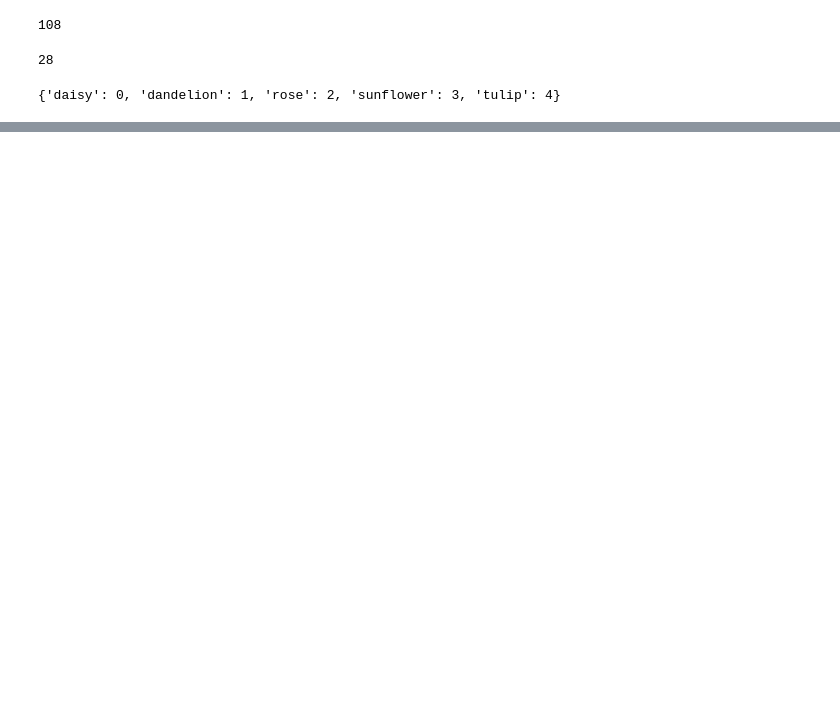
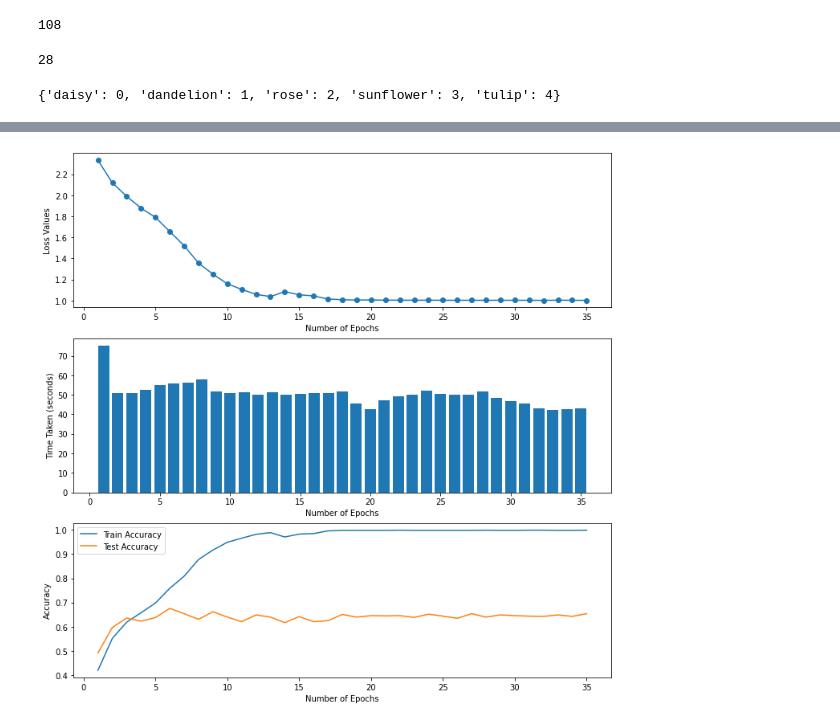
Before and after one commit to dj1095/pramodh-jajala-portfolio, a Jupyter notebook: downloads/flowers_image_classifier.ipynb, the cells around one changed output, grey strips where cells are left out. Drawn from its saved outputs; the diff is of its cells as text; code cells hidden in the pictures; blank space fills up the shorter version.

```diff
--- a/downloads/flowers_image_classifier.ipynb
+++ b/downloads/flowers_image_classifier.ipynb
@@ -97,8 +101,8 @@ class Net(nn.Module):
 
 net = Net()
 # %%
-import torch.optim as optim
+
 
 criterion = nn.CrossEntropyLoss()
-optimizer = optim.SGD(net.parameters(), lr=learning_rate, momentum=0.9)
-#optimizer = optim.Adam(net.parameters(), lr=learning_rate)
+#optimizer = optim.SGD(net.parameters(), lr=learning_rate, momentum=0.9)
+optimizer = optim.Adam(net.parameters(), lr=learning_rate)
@@ -165,0 +109,74 @@ torch.save(net.state_dict(), PATH)
+# %%
+def get_accuracy(dataloader):
+    correct = 0
+    total = 0
+    with torch.no_grad():
+        for data in dataloader:
+            images, labels = data
+            # calculate outputs by running images through the network
+            outputs = net(images)
+            # the class with the highest energy is what we choose as prediction
+            _, predicted = torch.max(outputs.data, 1)
+            total += labels.size(0)
+            correct += (predicted == labels).sum().item()
+    return round(correct/total,3)
+# %%
+num_of_epochs = 35
+loss_list = []
+time_list = []
+train_list = []
+test_list = []
+fig, axs = plt.subplots(3)
+fig.set_figheight(12)
+fig.set_figwidth(12)
+
+for epoch in range(num_of_epochs):  # loop over the dataset multiple times
+    epoch_start_time = time.time()
+    running_loss = 0.0
+    correct = 0
+    total = 0
+    for i, data in enumerate(trainloader, 0):
+        # get the inputs data is a list of [inputs, labels]
+        inputs, labels = data
+
+        # zero the parameter gradients
+        optimizer.zero_grad()
+
+        # forward + backward + optimize
+        outputs = net(inputs)
+
+        loss = criterion(outputs, labels)
+        loss.backward()
+        optimizer.step()
+        running_loss = running_loss + loss.item()
+        #for accuracy calculation
+        _, predicted = torch.max(outputs.data, 1)
+        correct+= (predicted == labels).sum().item()
+        total+=labels.size(0)
+    epoch_end_time = time.time()
+    avg_running_loss = round(running_loss/i+1,3)
+    time_taken = round(epoch_end_time - epoch_start_time,3)
+    #plot purpose
+    loss_list.append(avg_running_loss)
+    time_list.append(time_taken)
+    train_list.append(round(correct/total,3))
+    test_list.append(get_accuracy(testloader))
+
+    # print statistics
+    print (f'Epoch [{epoch+1}/{num_of_epochs}], Step [{i+1}/{len(trainloader)}], Time taken:[{time_taken} seconds], Loss: {avg_running_loss:.4f}')
+
+x_values = np.arange(1,num_of_epochs+1)
+axs[0].plot(x_values,loss_list,marker='o')
+axs[0].set_xlabel("Number of Epochs")
+axs[0].set_ylabel("Loss Values")
+axs[1].bar(x_values,time_list)
+axs[1].set_xlabel("Number of Epochs")
+axs[1].set_ylabel("Time Taken (seconds)")
+axs[2].plot(x_values,train_list , label = 'Train Accuracy')
+axs[2].plot(x_values,test_list, label = 'Test Accuracy')
+axs[2].set_xlabel("Number of Epochs")
+axs[2].set_ylabel("Accuracy")
+axs[2].legend()
+plt.show()
+print('Finished Training')
+# %% [output]
@@ -165,0 +200 @@ torch.save(net.state_dict(), PATH)
+[figure, added]
```
Also changed, not shown: parts of 12 cells of this notebook.
